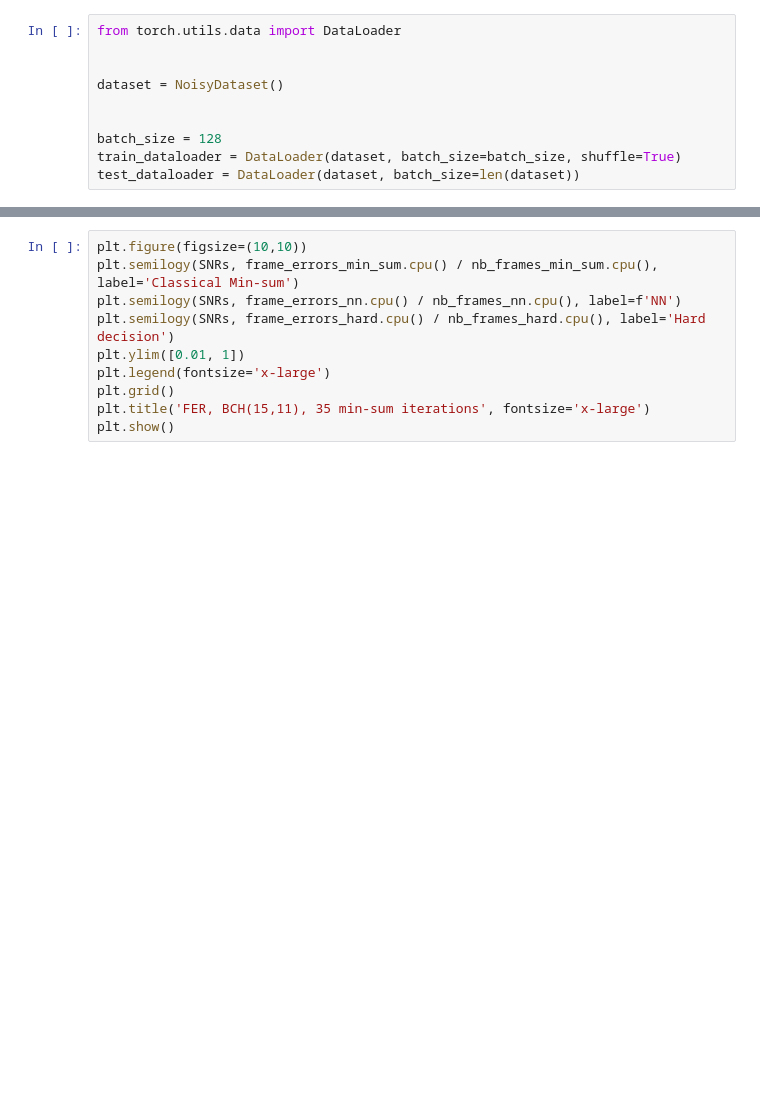
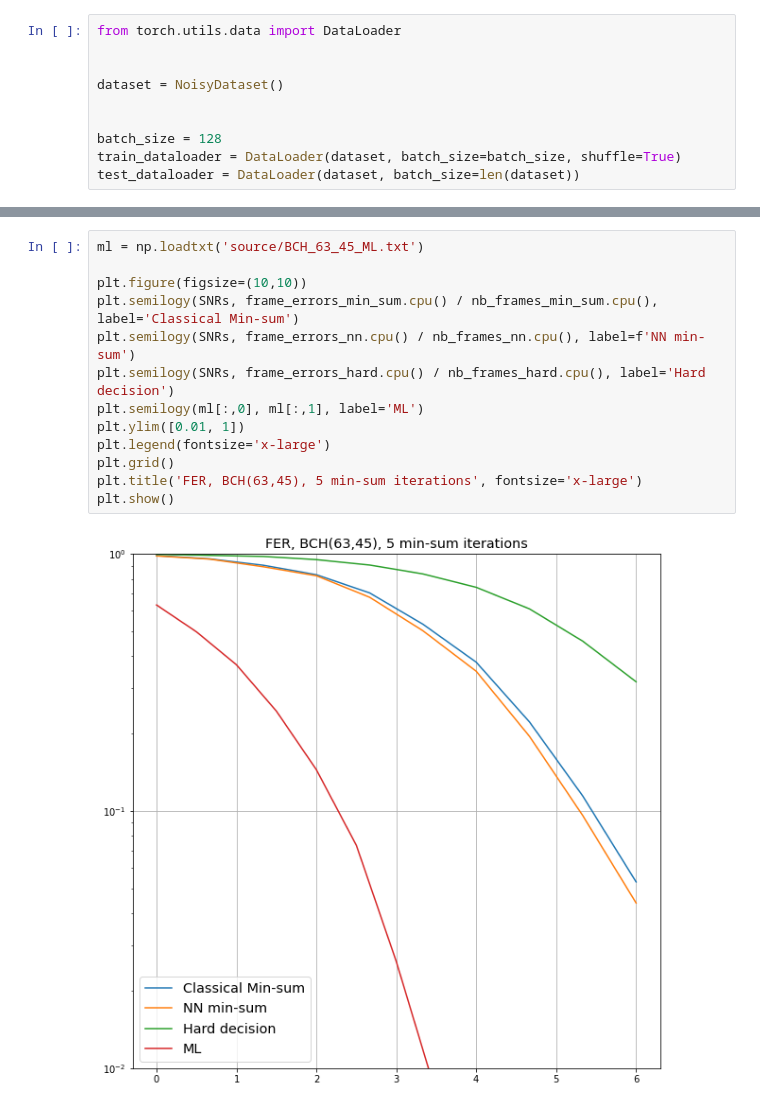
Before and after one commit to dartemasov/Tanner-based-NN-decoding, a Jupyter notebook: main_torch.ipynb, the cells around one changed output, grey strips where cells are left out. Drawn from its saved outputs; the diff is of its cells as text; blank space fills up the shorter version.

```diff
--- a/main_torch.ipynb
+++ b/main_torch.ipynb
@@ -461,10 +351,15 @@ plt.show()
 # %%
+ml = np.loadtxt('source/BCH_63_45_ML.txt')
+
 plt.figure(figsize=(10,10))
 plt.semilogy(SNRs, frame_errors_min_sum.cpu() / nb_frames_min_sum.cpu(), label='Classical Min-sum')
-plt.semilogy(SNRs, frame_errors_nn.cpu() / nb_frames_nn.cpu(), label=f'NN')
+plt.semilogy(SNRs, frame_errors_nn.cpu() / nb_frames_nn.cpu(), label=f'NN min-sum')
 plt.semilogy(SNRs, frame_errors_hard.cpu() / nb_frames_hard.cpu(), label='Hard decision')
+plt.semilogy(ml[:,0], ml[:,1], label='ML')
 plt.ylim([0.01, 1])
 plt.legend(fontsize='x-large')
 plt.grid()
-plt.title('FER, BCH(15,11), 35 min-sum iterations', fontsize='x-large')
+plt.title('FER, BCH(63,45), 5 min-sum iterations', fontsize='x-large')
 plt.show()
+# %% [output]
+[figure, added]
```
Also changed, not shown: parts of 9 cells of this notebook, 9 other files.
